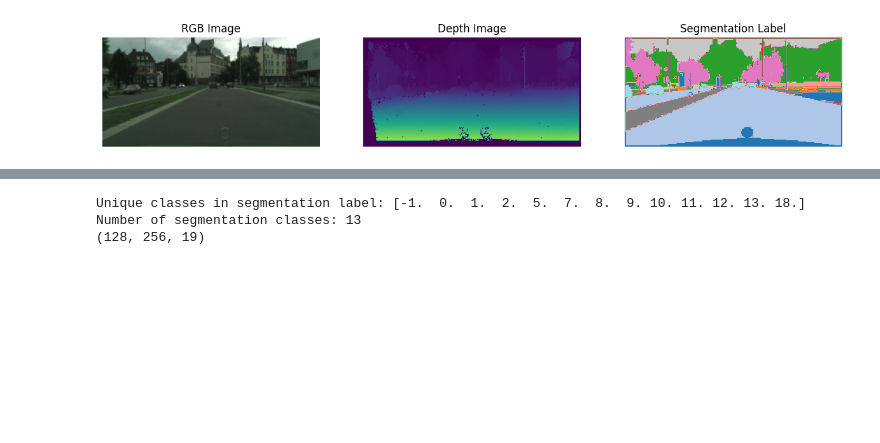
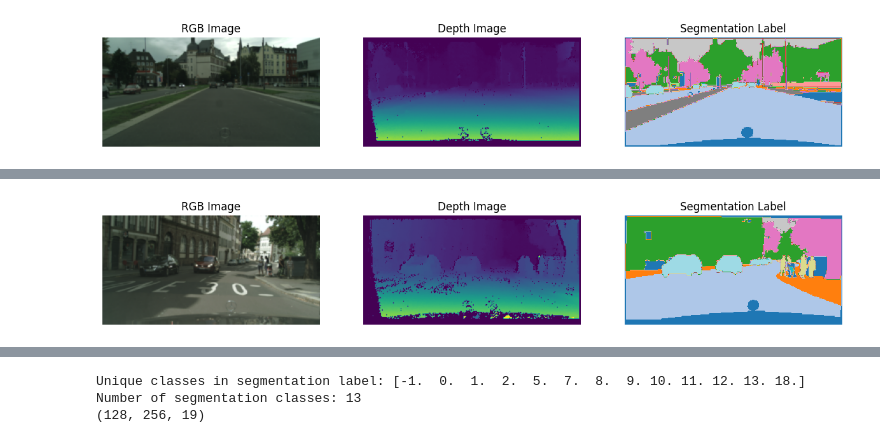
Before and after one commit to parthpatel05/IconSeg-Report, a Jupyter notebook: cityscapes/UNET.ipynb, the cells around one changed output, grey strips where cells are left out. Drawn from its saved outputs; the diff is of its cells as text; code cells hidden in the pictures; blank space fills up the shorter version.

```diff
--- a/cityscapes/UNET.ipynb
+++ b/cityscapes/UNET.ipynb
@@ -122,0 +54,27 @@ Class 16.0: 0.20934161017922792
+# %%
+# Retrieve the first image's data
+depth_img, rgb_img, seg_label = data[1111]
+
+# Plot each component
+fig, axes = plt.subplots(1, 3, figsize=(15, 5))
+
+# Plot RGB image
+axes[0].imshow(rgb_img)
+axes[0].set_title('RGB Image')
+axes[0].axis('off')
+
+# Plot Depth image
+# Assuming depth data is a single channel, use a colormap to enhance visualization
+axes[1].imshow(depth_img, cmap='viridis')
+axes[1].set_title('Depth Image')
+axes[1].axis('off')
+
+# Plot Segmentation Label
+# Assuming segmentation labels are integers, use a color map for clear separation
+axes[2].imshow(seg_label, cmap='tab20')
+axes[2].set_title('Segmentation Label')
+axes[2].axis('off')
+
+plt.show()
+# %% [output]
+[figure, added]
```
Also changed, not shown: parts of 4 cells of this notebook, 1 other file.
